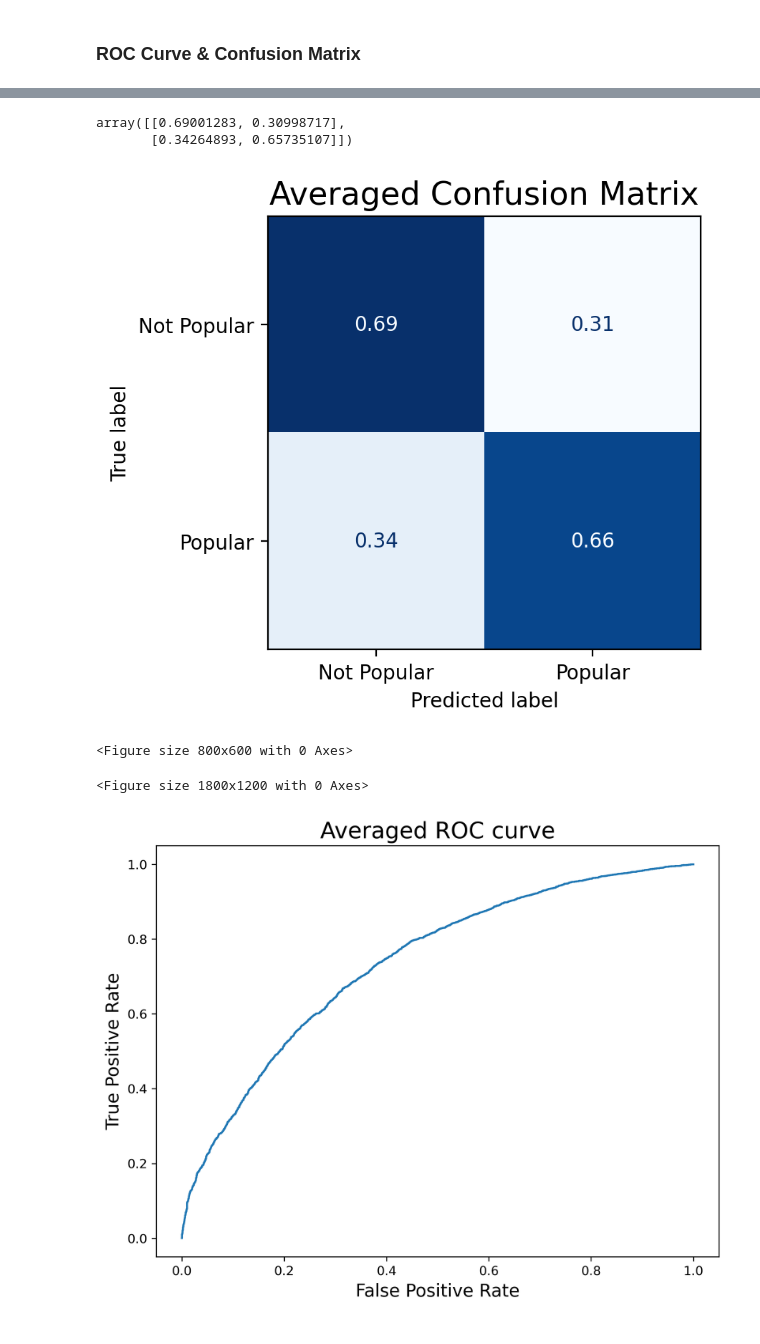
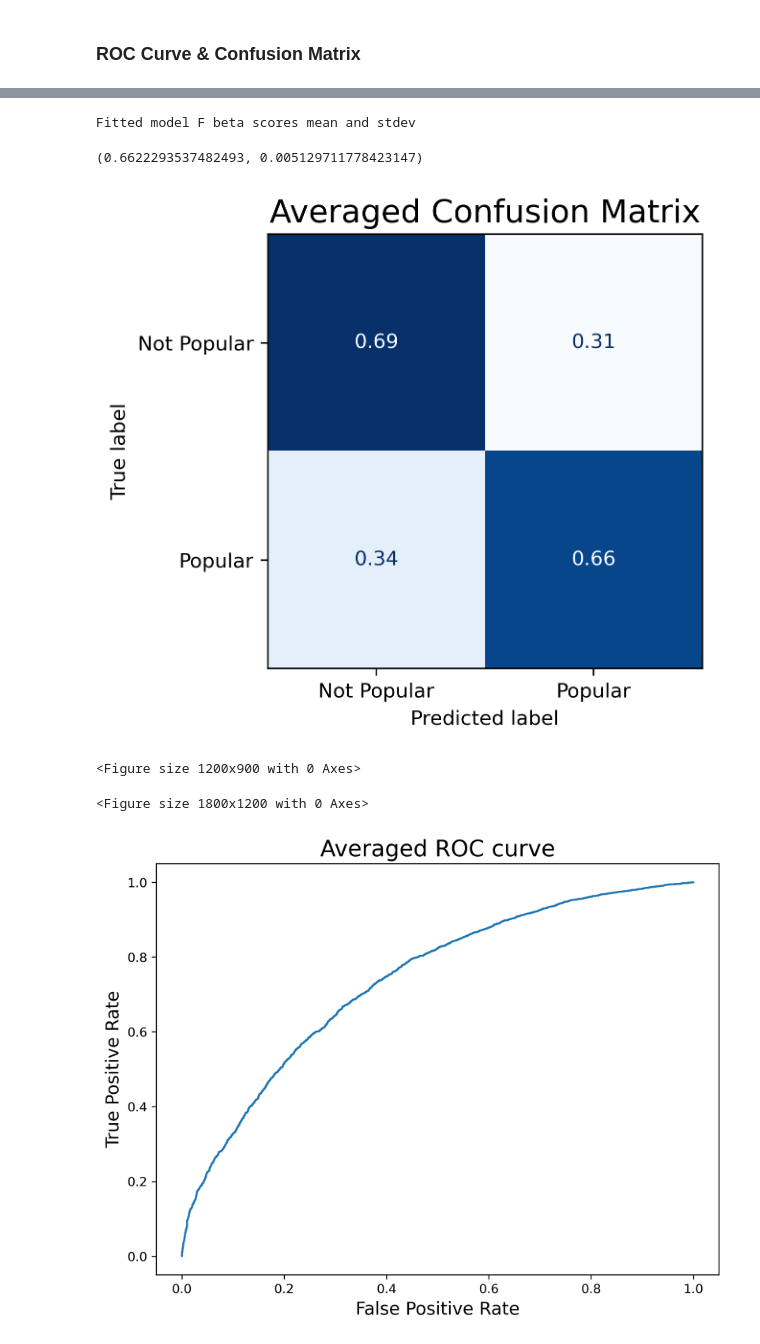
Before and after one commit to spacegoat1/news_article_popularity, a Jupyter notebook: src/8_selecting_best_model.ipynb, the cells around one changed output, grey strips where cells are left out. Cells and saved outputs as stored; diff of their text form; code cells hidden in the pictures.

```diff
--- a/src/8_selecting_best_model.ipynb
+++ b/src/8_selecting_best_model.ipynb
@@ -186,12 +186,12 @@ from sklearn.dummy import DummyClassifier
 random_states = [x*5 for x in list(range(10))]
 baseline_scores = []
 for RANDOM_STATE in random_states:
-    X_train, X_test, y_train, y_test = train_test_split(X_holdout, y_holdout,
-                                        train_size = 0.6, random_state=RANDOM_STATE)
+    X_train, X_test, y_train, y_test = train_test_split(X_holdout, y_holdout, train_size = 0.6, random_state=RANDOM_STATE)
     dummy_clf.fit(X_train, y_train)
     y_test_preds = dummy_clf.predict(X_test)
     baseline_scores.append(fbeta_score(y_test, y_test_preds, beta=BETA))
 
 baseline_scores = np.array(baseline_scores)
+print("Baseline model F beta scores mean and stdev")
 baseline_scores.mean(), baseline_scores.std()
 # %% [output]
@@ -204,13 +205,13 @@ from sklearn.metrics import confusion_matrix, ConfusionMatrixDisplay
 # Finding the best XGB boost model by checking on Test
 best_models = MODEL_EVALUATIONS['xgboost']['best_models']
 random_states = [x*5 for x in list(range(5))]
+best_model_scores = []
 
 confusion_matrices = []
 tprs = []
 fprs = []
 for RANDOM_STATE in random_states:
-    X_train_eval, X_test_eval, y_train_eval, y_test_eval = train_test_split(X_other, y_other,
-                                                train_size = 0.8, random_state=RANDOM_STATE)
+    X_train_eval, X_test_eval, y_train_eval, y_test_eval = train_test_split(X_other, y_other, train_size=0.8, random_state=RANDOM_STATE)
 
     # Populate scores for each random state for each model
     X_train_prep = preprocessor.fit_transform(X_train_eval)
@@ -226,6 +227,7 @@ for RANDOM_STATE in random_states:
     best_model.fit(df_train, y_train,
             early_stopping_rounds=50, eval_set=eval_set, verbose=False)
     y_test_pred = best_model.predict(df_test, ntree_limit=m.best_ntree_limit)
+    best_model_scores.append(fbeta_score(y_test, y_test_pred, beta=BETA))
 
     C = confusion_matrix(y_test, y_test_pred)
     C_normal = confusion_matrix(y_test, y_test_pred, normalize='true')
@@ -258,29 +260,29 @@ for RANDOM_STATE in random_states:
+# %%
+print("Fitted model F beta scores mean and stdev")
+np.array(best_model_scores).mean(), np.array(best_model_scores).std()
+# %% [output]
+Fitted model F beta scores mean and stdev
+(0.6622293537482493, 0.005129711778423147)
 # %%
 averaged_confusion_mat = np.zeros((2, 2))
 averaged_confusion_mat[0,0] = np.mean([a[0,0] for a in confusion_matrices])
 averaged_confusion_mat[0,1] = np.mean([a[0,1] for a in confusion_matrices])
 averaged_confusion_mat[1,0] = np.mean([a[1,0] for a in confusion_matrices])
 averaged_confusion_mat[1,1] = np.mean([a[1,1] for a in confusion_matrices])
-averaged_confusion_mat
 
-averaged_confusion_mat
+# cm = confusion_matrix(y_test, y_test_pred, labels=[0,1], normalize='true')
+disp = ConfusionMatrixDisplay(confusion_matrix=averaged_confusion_mat,
+                               display_labels=["Not Popular", "Popular"])
+disp.plot(colorbar=False, cmap="Blues")
+plt.title("Averaged Confusion Matrix", fontsize=16)
+plt.figure(figsize=(4, 3))
+plt.rcParams["figure.dpi"] = 300
+plt.show()
+plt.savefig(figures_dir + 'confusion_mat.png')
 # %% [output]
+[figure, added]
-array([[0.69001283, 0.30998717],
-       [0.34264893, 0.65735107]])
+<Figure size 1200x900 with 0 Axes>
+<Figure size 1800x1200 with 0 Axes>
-# %%
-# cm = confusion_matrix(y_test, y_test_pred, labels=[0,1], normalize='true')
-disp = ConfusionMatrixDisplay(confusion_matrix=averaged_confusion_mat,
-                               display_labels=["Not Popular", "Popular"])
-disp.plot(colorbar=False, cmap="Blues")
-plt.title("Averaged Confusion Matrix", fontsize=16)
-plt.figure(figsize=(4, 3))
-plt.rcParams["figure.dpi"] = 300
-plt.show()
-plt.savefig(figures_dir + 'confusion_mat.png')
-# %% [output]
-[figure, removed]
-<Figure size 800x600 with 0 Axes>
-<Figure size 1800x1200 with 0 Axes>
 # %%
 X_train_prep = preprocessor.fit_transform(X_other)
 X_test_prep = preprocessor.transform(X_holdout)
```
Also changed, not shown: parts of 2 cells of this notebook, 3 other files.
